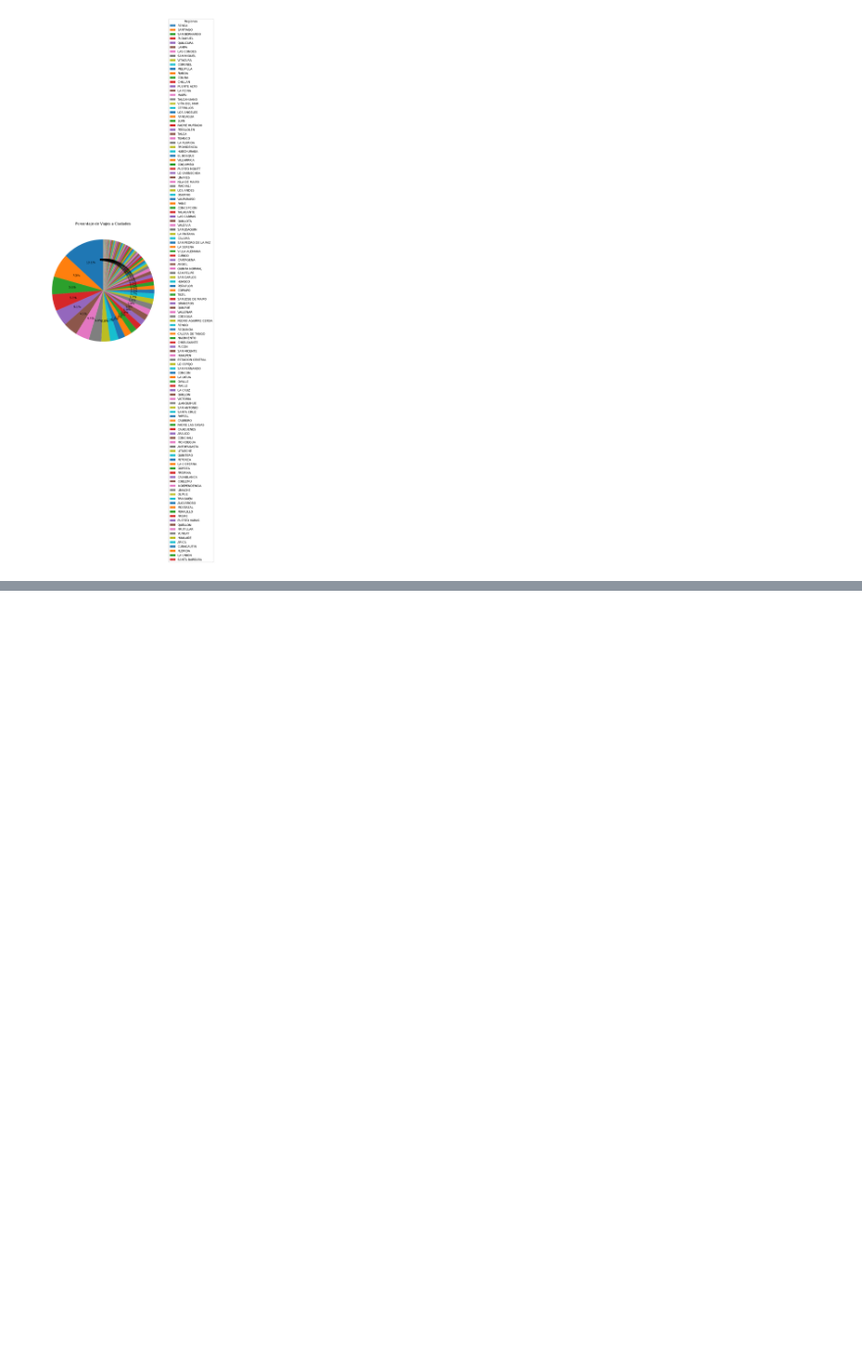
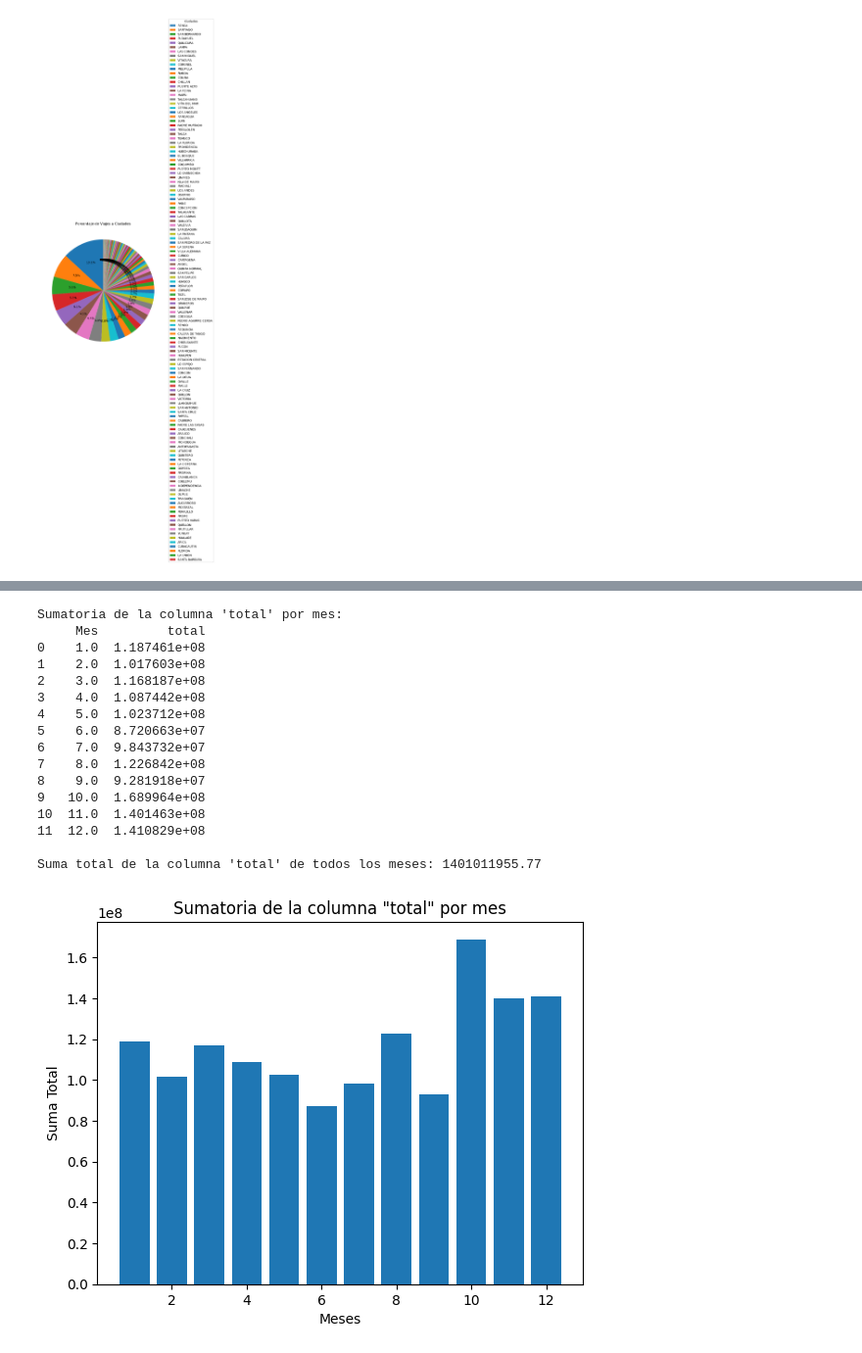
Before and after one commit to tomuzca/comprasaa, a Jupyter notebook: explorer.ipynb, the cells around one changed output, grey strips where cells are left out. Shown at 98% size. Saved outputs shown, nothing was run; the diff lists cells and outputs as text; code cells hidden in the pictures; blank space fills up the shorter version.

Commit message:
graficos de totales por mes

```diff
--- a/explorer.ipynb
+++ b/explorer.ipynb
@@ -94,3 +86,38 @@ YUNGAY          0.011109
 
 [124 rows x 1 columns]
 [figure]
+# %%
+# Calcular la sumatoria de la columna 'total' por cada mes
+sumas_por_mes = df.groupby('Mes')['total'].sum().reset_index()
+
+# Imprimir las sumatorias
+print("Sumatoria de la columna 'total' por mes:")
+print(sumas_por_mes)
+
+# Graficar la sumatoria total de la columna 'total' por mes en un gráfico de barras
+plt.bar(sumas_por_mes['Mes'], sumas_por_mes['total'])
+plt.title('Sumatoria de la columna "total" por mes')
+plt.xlabel('Meses')
+plt.ylabel('Suma Total')
+suma_total_todos_meses = df['total'].sum()
+print("\nSuma total de la columna 'total' de todos los meses:", suma_total_todos_meses)
+# Mostrar el gráfico
+plt.show()
+# %% [output]
+Sumatoria de la columna 'total' por mes:
+     Mes         total
+0    1.0  1.187461e+08
+1    2.0  1.017603e+08
+2    3.0  1.168187e+08
+3    4.0  1.087442e+08
+4    5.0  1.023712e+08
+5    6.0  8.720663e+07
+6    7.0  9.843732e+07
+7    8.0  1.226842e+08
+8    9.0  9.281918e+07
+9   10.0  1.689964e+08
+10  11.0  1.401463e+08
+11  12.0  1.410829e+08
+
+Suma total de la columna 'total' de todos los meses: 1401011955.77
+[figure, added]
```
Also changed, not shown: parts of 4 cells of this notebook.
